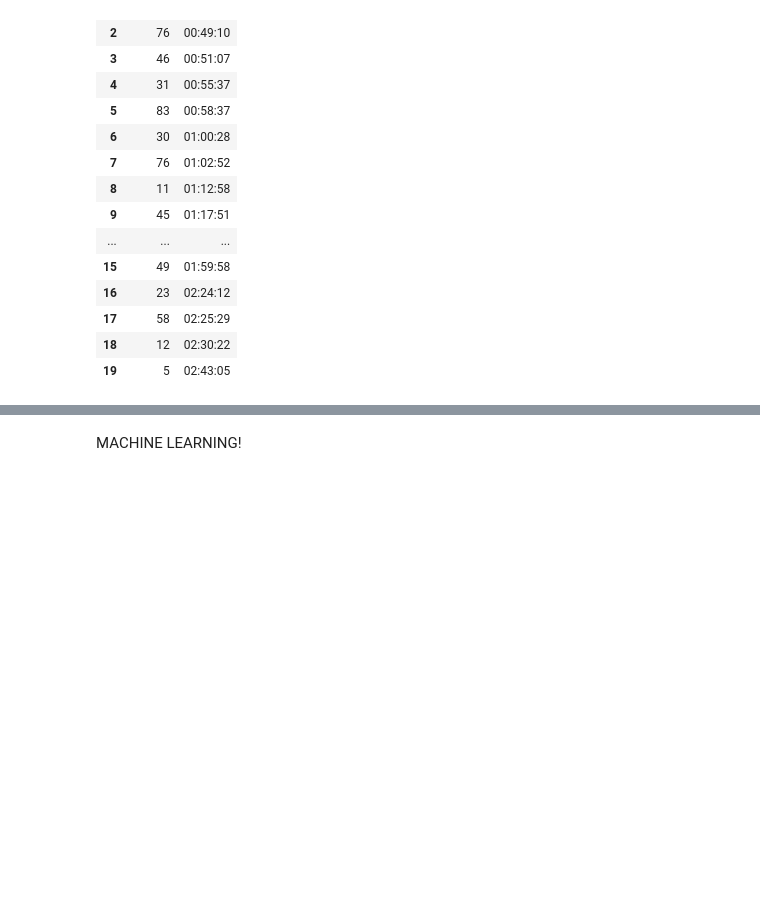
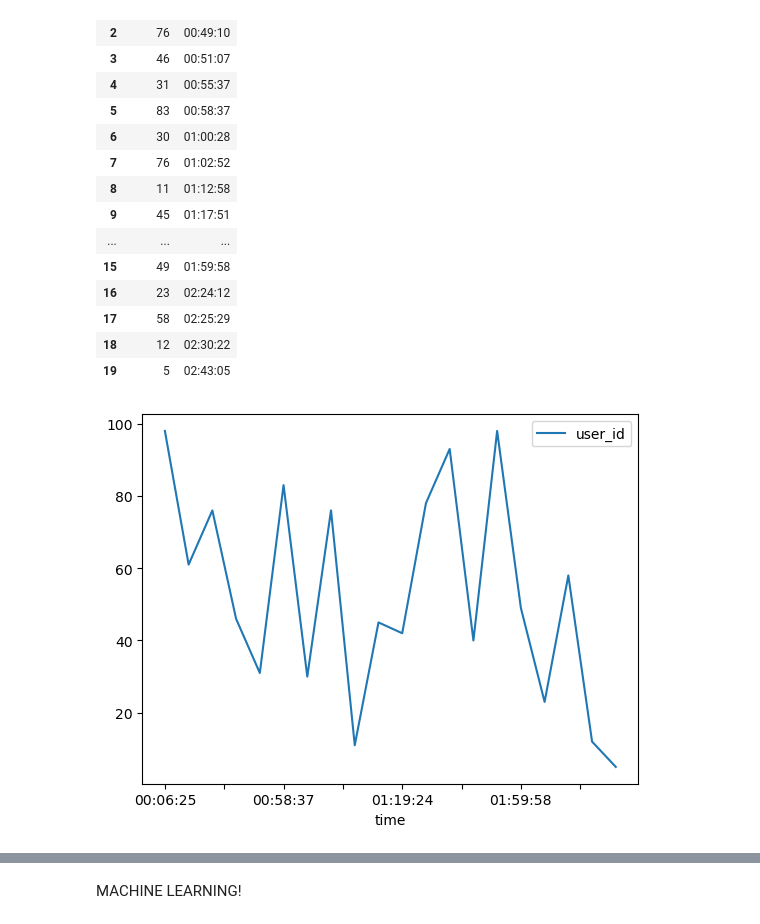
Before and after one commit to AlisonCG1/Project-datacopy, a Jupyter notebook: exploratory.ipynb, the cells around one changed output, grey strips where cells are left out. Cells and saved outputs as stored; diff of their text form; code cells hidden in the pictures; blank space fills up the shorter version.

```diff
--- a/exploratory.ipynb
+++ b/exploratory.ipynb
@@ -171,3 +171,7 @@ count
 | 17 | 58 | 02:25:29 |
 | 18 | 12 | 02:30:22 |
 | 19 | 5 | 02:43:05 |
+# %%
+count.plot(x='time', y='user_id');
+# %% [output]
+[figure, added]
```
Also changed, not shown: parts of 32 cells of this notebook.
